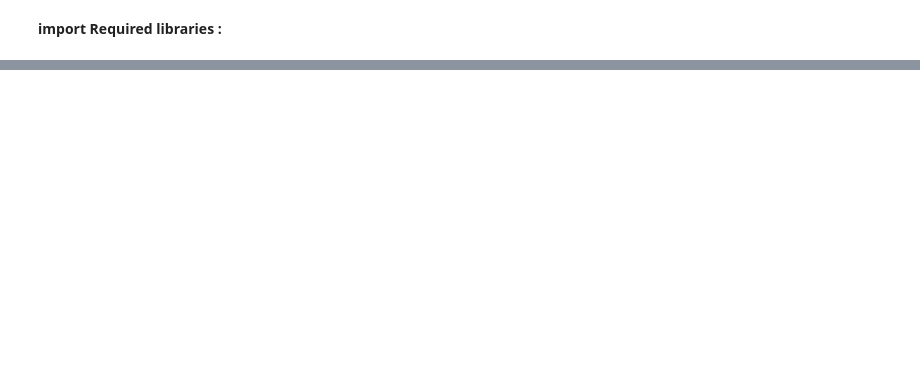
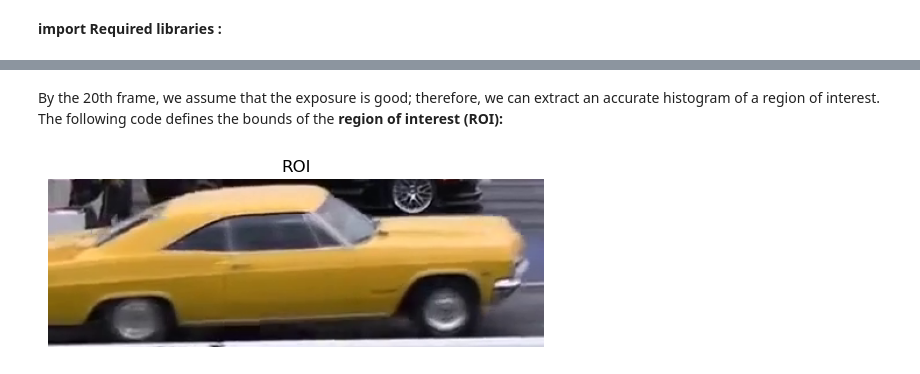
Before and after one commit to ZahraEk/OpenCV-Course, a Jupyter notebook: meanshift.ipynb, the cells around one changed output, grey strips where cells are left out. Saved outputs shown, nothing was run; the diff lists cells and outputs as text; code cells hidden in the pictures; blank space fills up the shorter version.

```diff
--- a/meanshift.ipynb
+++ b/meanshift.ipynb
@@ -65,18 +144,30 @@ cv2.destroyAllWindows()
+# %% [markdown]
+
+By the 20th frame, we assume that the exposure is good; therefore, we can extract
+an accurate histogram of a region of interest. The following code defines the
+bounds of the **region of interest (ROI):**
 # %%
 cap = cv2.VideoCapture(video_filename)
 
 # Capture 20 frames to allow the camera's autoexposure to adjust.
 for i in range(20):
     success, frame = cap.read()
 if not success:
     exit(1)
 
 # Define an initial tracking window for a specific object.
 frame_h, frame_w = frame.shape[:2]
 w = frame_w // 3  # Adjust the width of the window
 h = frame_h // 5  # Adjust the height of the window
 x = 10  # Adjust the x-coordinate of the top-left corner of the window
 y = 400  # Adjust the y-coordinate of the top-left corner of the window
 track_window = (x, y, w, h)
 
 roi = frame[y:y+h, x:x+w]
+
+plt.imshow(cv2.cvtColor(roi, cv2.COLOR_BGR2RGB))
+plt.title('ROI')
+plt.axis('off')
+plt.show()
+# %% [output]
+[figure, added]
```
Also changed, not shown: parts of 9 cells of this notebook.
